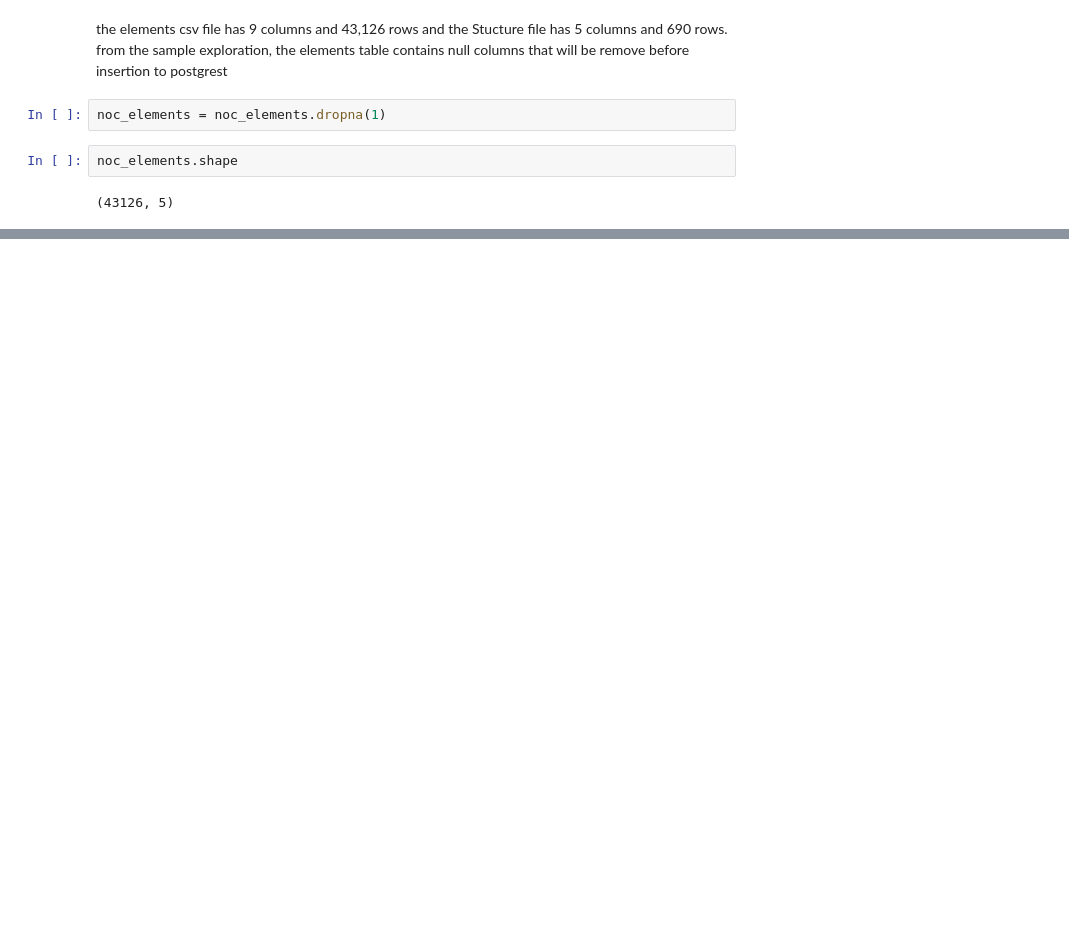
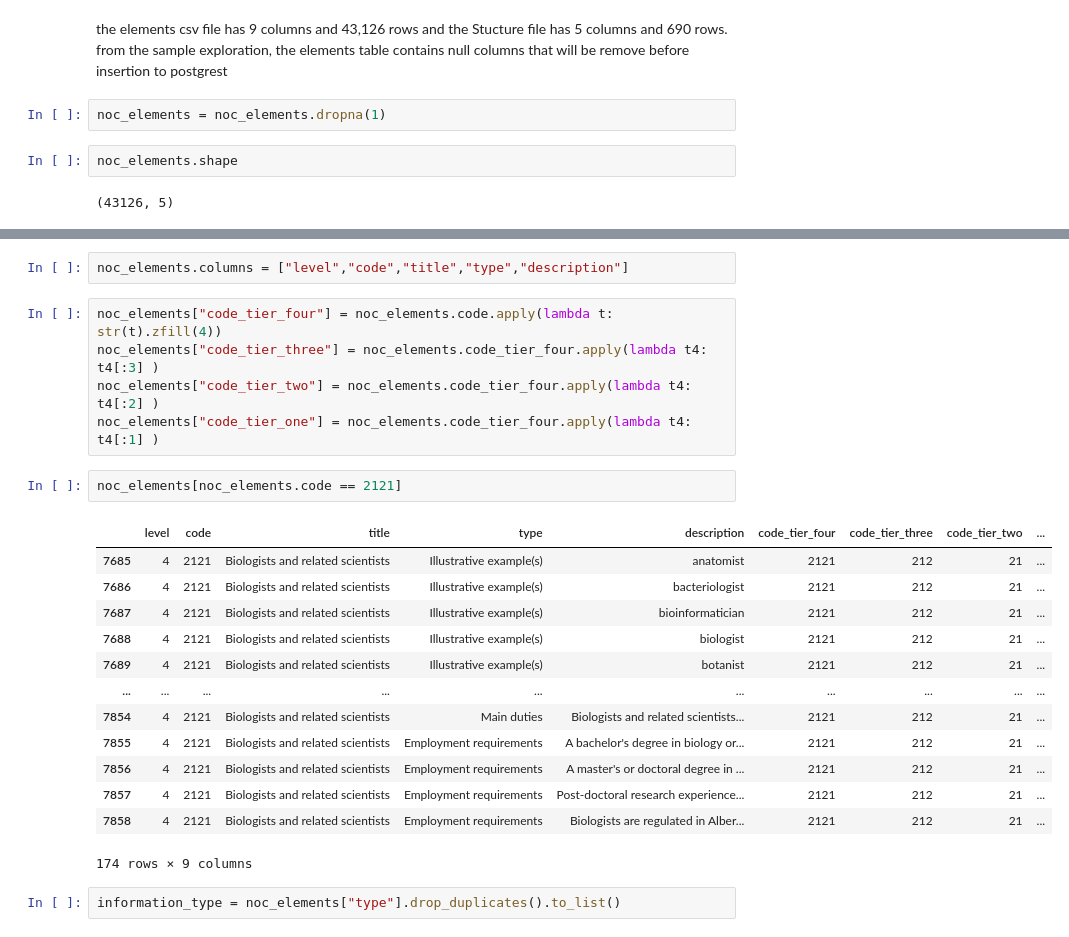
Before and after one commit to rafael-ariascalles/python-csv-postgreSQL-NOC, a Jupyter notebook: pandas_to_postgreSQL.ipynb, the cells around one changed output, grey strips where cells are left out. Saved outputs shown, nothing was run; the diff lists cells and outputs as text; blank space fills up the shorter version.

Commit message:
<code> aditional code for data wrangling and information

```diff
--- a/pandas_to_postgreSQL.ipynb
+++ b/pandas_to_postgreSQL.ipynb
@@ -59,0 +158,25 @@ noc_elements.shape
+# %%
+noc_elements.columns = ["level","code","title","type","description"]
+# %%
+noc_elements["code_tier_four"] = noc_elements.code.apply(lambda t: str(t).zfill(4))
+noc_elements["code_tier_three"] = noc_elements.code_tier_four.apply(lambda t4: t4[:3] )
+noc_elements["code_tier_two"] = noc_elements.code_tier_four.apply(lambda t4: t4[:2] )
+noc_elements["code_tier_one"] = noc_elements.code_tier_four.apply(lambda t4: t4[:1] )
+# %%
+noc_elements[noc_elements.code == 2121]
+# %% [output]
+|  | level | code | title | type | description | code_tier_four | code_tier_three | code_tier_two | ... |
+| 7685 | 4 | 2121 | Biologists and related scientists | Illustrative example(s) | anatomist | 2121 | 212 | 21 | ... |
+| 7686 | 4 | 2121 | Biologists and related scientists | Illustrative example(s) | bacteriologist | 2121 | 212 | 21 | ... |
+| 7687 | 4 | 2121 | Biologists and related scientists | Illustrative example(s) | bioinformatician | 2121 | 212 | 21 | ... |
+| 7688 | 4 | 2121 | Biologists and related scientists | Illustrative example(s) | biologist | 2121 | 212 | 21 | ... |
+| 7689 | 4 | 2121 | Biologists and related scientists | Illustrative example(s) | botanist | 2121 | 212 | 21 | ... |
+| ... | ... | ... | ... | ... | ... | ... | ... | ... | ... |
+| 7854 | 4 | 2121 | Biologists and related scientists | Main duties | Biologists and related scientists... | 2121 | 212 | 21 | ... |
+| 7855 | 4 | 2121 | Biologists and related scientists | Employment requirements | A bachelor's degree in biology or... | 2121 | 212 | 21 | ... |
+| 7856 | 4 | 2121 | Biologists and related scientists | Employment requirements | A master's or doctoral degree in ... | 2121 | 212 | 21 | ... |
+| 7857 | 4 | 2121 | Biologists and related scientists | Employment requirements | Post-doctoral research experience... | 2121 | 212 | 21 | ... |
+| 7858 | 4 | 2121 | Biologists and related scientists | Employment requirements | Biologists are regulated in Alber... | 2121 | 212 | 21 | ... |
+174 rows × 9 columns
+# %%
+information_type = noc_elements["type"].drop_duplicates().to_list()
```
Also changed, not shown: parts of 20 cells of this notebook, 1 other file.
